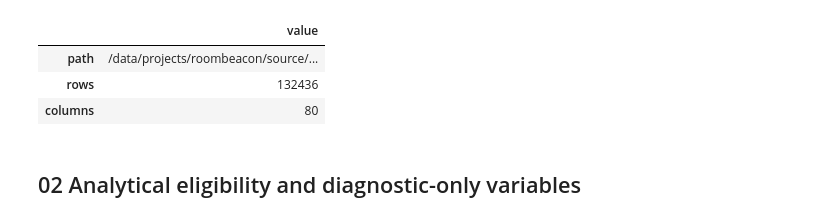
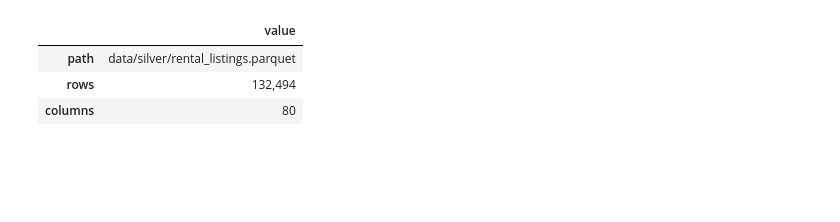
Before and after one commit to HauCoder2005/roombeacon-system, a Jupyter notebook: notebooks/03_roombeacon_processing.ipynb, the cells around one changed output. Cells and saved outputs as stored; diff of their text form; code cells hidden in the pictures; blank space fills up the shorter version.

```diff
--- a/notebooks/03_roombeacon_processing.ipynb
+++ b/notebooks/03_roombeacon_processing.ipynb
@@ -21,13 +94,25 @@ pd.set_option('display.max_columns',30); SEED=42
 # %%
-SILVER_PATH=resolve_runtime_path(env.processing.silver_dir)/'rental_listings.parquet'
-assert SILVER_PATH.exists(),f'Canonical Silver not found: {SILVER_PATH}'
-with duckdb.connect(':memory:') as con: silver_df=con.execute('select * from read_parquet(?)',[str(SILVER_PATH)]).df()
-assert len(silver_df)>0 and silver_df.rental_post_id.notna().all() and silver_df.rental_post_id.is_unique
-display(pd.Series({'path':str(SILVER_PATH),'rows':len(silver_df),'columns':len(silver_df.columns)},name='value').to_frame())
+SILVER_PATH = resolve_runtime_path(env.processing.silver_dir) / "rental_listings.parquet"
+assert SILVER_PATH.exists(), f"Canonical Silver not found: {SILVER_PATH}"
+
+with duckdb.connect(":memory:") as con:
+    silver_df = con.execute("SELECT * FROM read_parquet(?)", [str(SILVER_PATH)]).df()
+
+assert len(silver_df) > 0
+assert silver_df.rental_post_id.notna().all() and silver_df.rental_post_id.is_unique
+
+display(
+    pd.Series(
+        {
+            "path": str(SILVER_PATH.relative_to(PROJECT_ROOT)),
+            "rows": f"{len(silver_df):,}",
+            "columns": len(silver_df.columns),
+        },
+        name="value",
+    ).to_frame()
+)
 # %% [output]
 |  | value |
-| path | /data/projects/roombeacon/source/... |
-| rows | 132436 |
+| path | data/silver/rental_listings.parquet |
+| rows | 132,494 |
 | columns | 80 |
-# %% [markdown]
-## 02 Analytical eligibility and diagnostic-only variables
```
Also changed, not shown: parts of 23 cells of this notebook, 2 other files.
